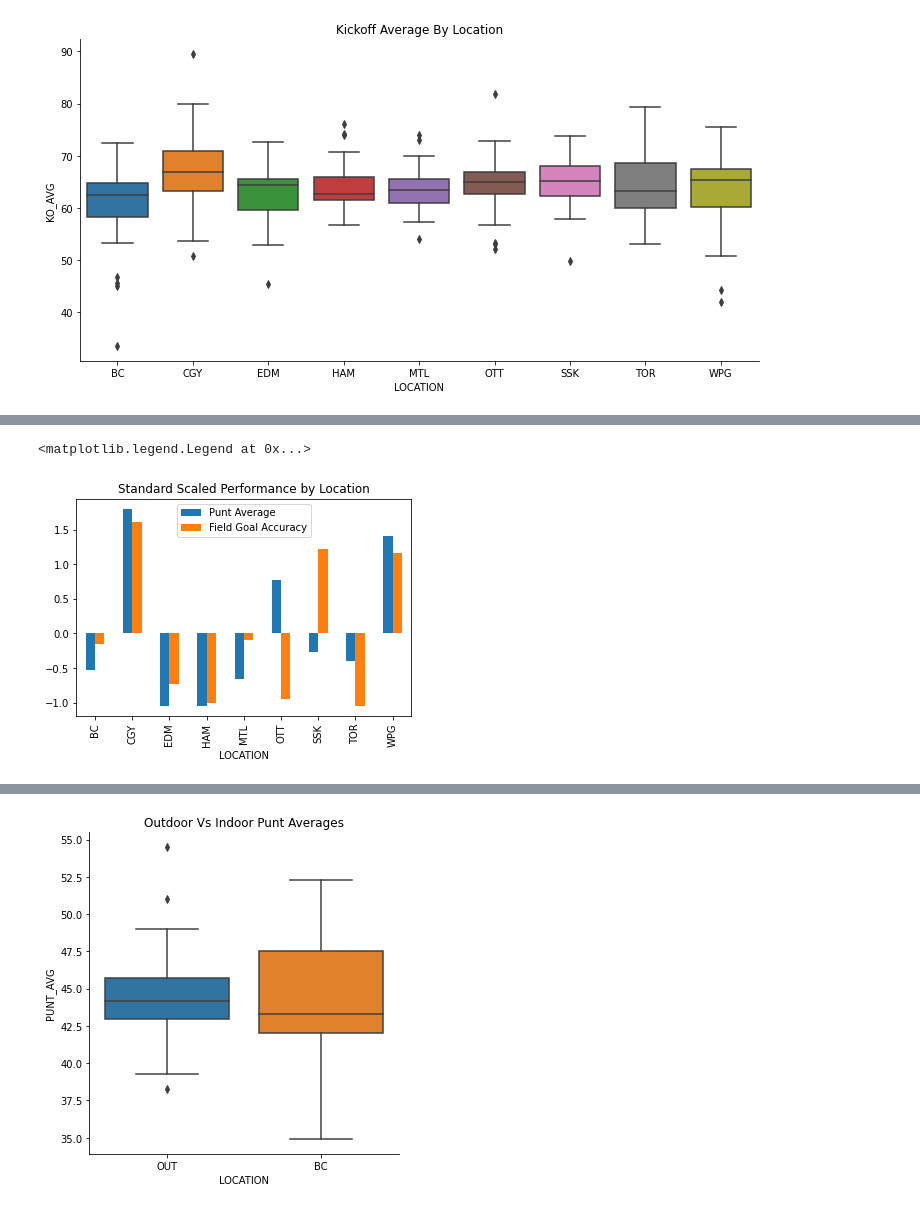
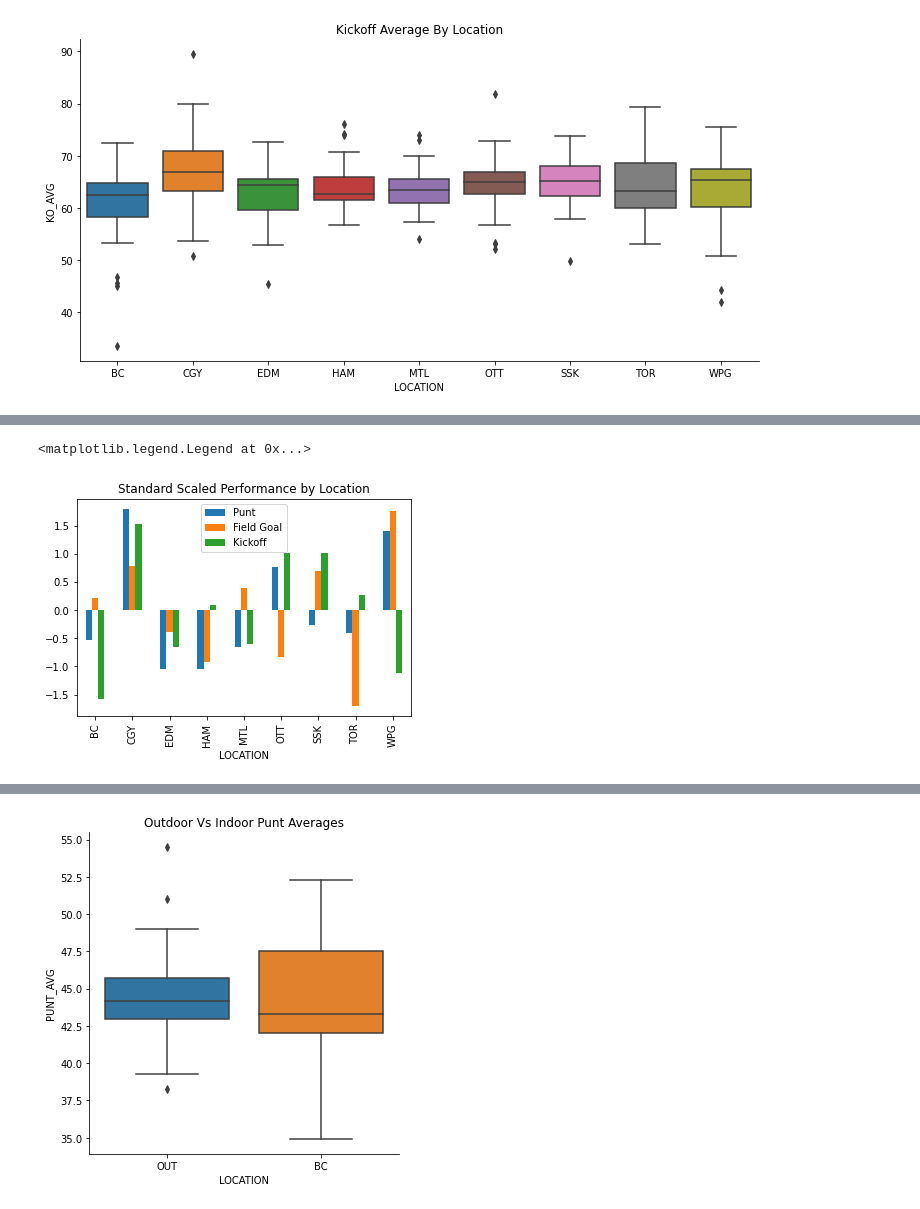
Before and after one commit to huuugh18/Programming-In-Python, a Jupyter notebook: CorseWork/CW2/Final_Project.ipynb, the cells around one changed output, grey strips where cells are left out. Cells and saved outputs as stored; diff of their text form; code cells hidden in the pictures.

```diff
--- a/CorseWork/CW2/Final_Project.ipynb
+++ b/CorseWork/CW2/Final_Project.ipynb
@@ -227,15 +234,17 @@ df_away_ko_clean = clean_df_ko(df_away_ko)
 df_home_ko_clean = clean_df_ko(df_home_ko)
 # %%
 def clean_df_fg(df):
-    #remove any unused columns
-    df= df.drop(['URL', 'S', 'GAMES_PLAYED', 'LONG', 'S'], axis=1)
+   #remove any unused columns
+   df= df.drop(['URL', 'S', 'GAMES_PLAYED', 'LONG', 'S'], axis=1)
 
-    #sort values
-    df = df.sort_values(by=['LOCATION','NAME', 'YEAR'])
-    df['LOCATION'] = df['LOCATION'].str.upper()
+   #filter out 2021 season as in progress
+   df = df[df.YEAR.lt(2021)]
+   #sort values
+   df = df.sort_values(by=['LOCATION','NAME', 'YEAR'])
+   df['LOCATION'] = df['LOCATION'].str.upper()
 
-    df['ACCURACY'] = df['ACCURACY'].astype(float, errors = 'raise')
-    return df
+   df['ACCURACY'] = df['ACCURACY'].astype(float, errors = 'raise')
+   return df
 
 df_away_fg_clean = clean_df_fg(df_away_fg)
 df_home_fg_clean = clean_df_fg(df_home_fg)
@@ -343,21 +383,0 @@ If I was to just take the average of the accuracy and punt averages already calc
-# %%
-def get_location_punt_averages(df):
-    total_punts = df['NUMBER_OF_PUNTS'].groupby(df['LOCATION']).sum()
-    total_punt_yards = df['PUNT_YDS'].groupby(df['LOCATION']).sum()
-    averages =  (total_punt_yards / total_punts).round(1)
-    df = pd.DataFrame(averages, columns=['PUNT_AVG'])
-    df['LOCATION'] = df.index
-    return df
-
-def get_location_fg_accuracies(df):
-    total_attempts = df['FG_ATTEMPTS'].groupby(df['LOCATION']).sum()
-    total_made = df['FG_MADE'].groupby(df['LOCATION']).sum()
-    accuracies = (total_made / total_attempts * 100).round(1)
-    df = pd.DataFrame(accuracies, columns=['ACCURACY'])
-    df['LOCATION'] = df.index
-    return df
-
-away_punt_avgs = get_location_punt_averages(df_away_punt_clean)
-home_punt_avgs = get_location_punt_averages(df_home_punt_clean)
-home_fg_accuracies = get_location_fg_accuracies(df_home_fg_clean)
-away_fg_accuracies = get_location_fg_accuracies(df_away_fg_clean)
@@ -366,9 +384,9 @@ away_fg_accuracies = get_location_fg_accuracies(df_away_fg_clean)
 # %%
-dn = [home_punt_avgs, away_punt_avgs, home_fg_accuracies, away_fg_accuracies]
+dn = [home_punt_avgs, away_punt_avgs, home_fg_accuracies, away_fg_accuracies, home_ko_avgs, away_ko_avgs]
 
 dn = pd.concat(dn, axis=1)
 dn = dn.drop(['LOCATION'], axis=1)
-dn.columns = ['PUNT_AVG_HOME', 'PUNT_AVG_AWAY', 'FG_HOME_ACCURACY', 'FG_AWAY_ACCURACY']
+dn.columns = ['PUNT_AVG_HOME', 'PUNT_AVG_AWAY', 'FG_HOME_ACCURACY', 'FG_AWAY_ACCURACY', 'KO_AVG_HOME', 'KO_AVG_AWAY']
 
 dn
 # %% [output]
@@ -408,6 +437,6 @@ When we compare all games played to only including away games, the most notable
 ## Normalize the Data and Visualize
 # %%
 # drop the columns that include the home players in the data
-dn_away_only = dn.drop(['PUNT_AVG_HOME', 'FG_HOME_ACCURACY'], axis=1)
+dn_away_only = dn.drop(['PUNT_AVG_HOME', 'FG_HOME_ACCURACY', 'KO_AVG_HOME'], axis=1)
 dn_away_only
 # %% [output]
@@ -440,11 +469,11 @@ ax4.legend(labels=['Punt Average', 'Field Goal Accuarcy'])
 # %%
 # Standard Scaler
 standard_scaler = preprocessing.StandardScaler()
 dn_standard_scaled = pd.DataFrame(standard_scaler.fit_transform(dn_away_only), columns=dn_away_only.columns)
 dn_standard_scaled['LOCATION'] = dn_away_only.index
 ax5 = dn_standard_scaled.plot.bar(x='LOCATION', title='Standard Scaled Performance by Location')
-ax5.legend(labels=['Punt Average', 'Field Goal Accuracy'])
+ax5.legend(labels=['Punt', 'Field Goal', 'Kickoff'])
 # %% [output]
 <matplotlib.legend.Legend at 0x...>
-[figure, old version]
+[figure, new version]
 # %% [markdown]
```
Also changed, not shown: parts of 51 cells of this notebook, 1 other file.
